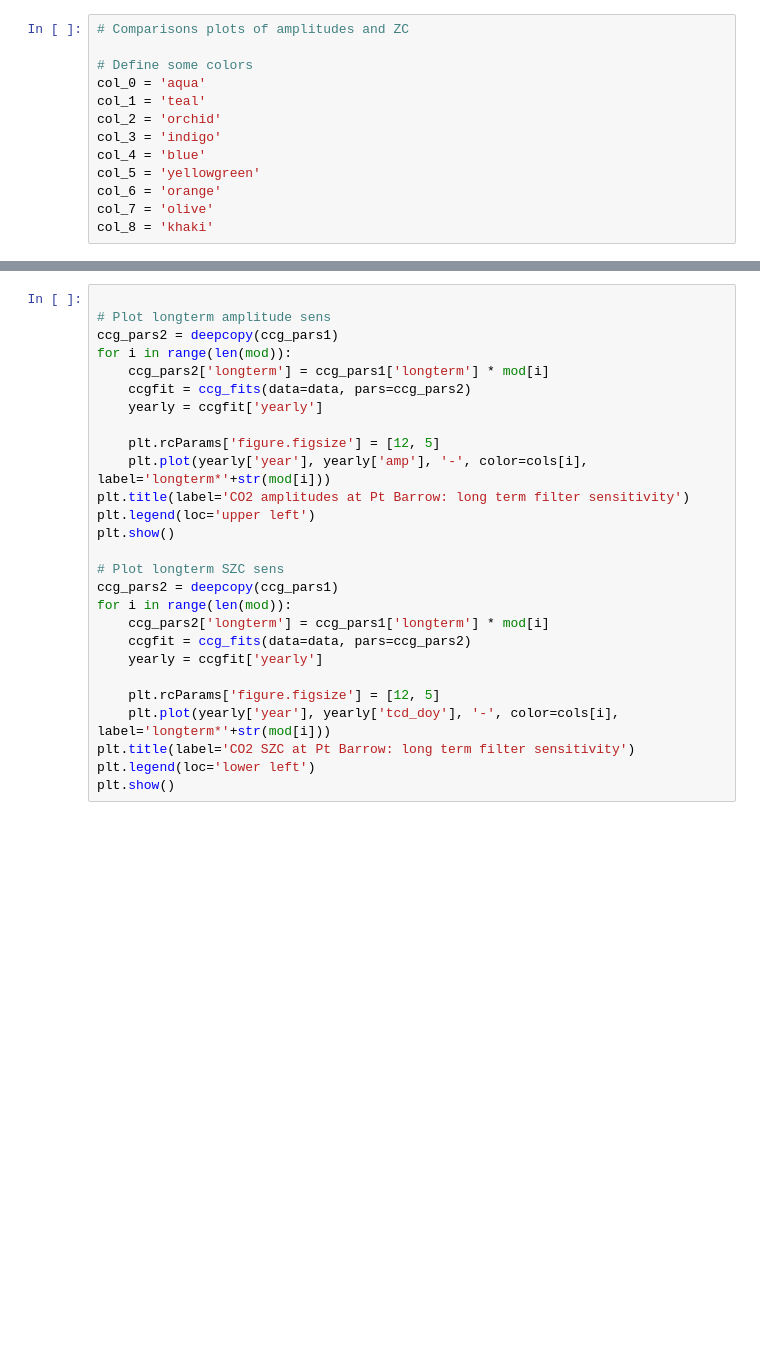
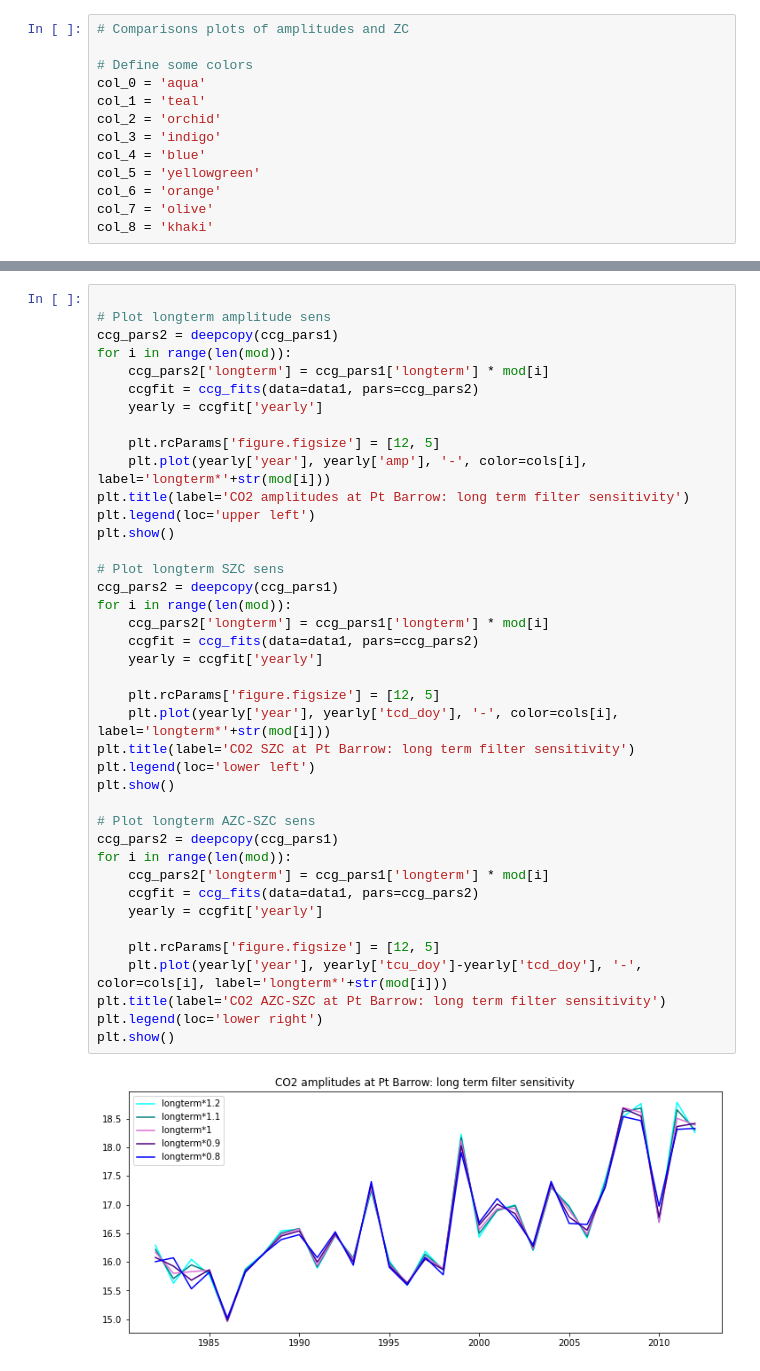
Before and after one commit to femoyano/co2_analysis, a Jupyter notebook: ccgcrv_analysis.ipynb, the cells around one changed output, grey strips where cells are left out. Drawn from its saved outputs; the diff is of its cells as text; blank space fills up the shorter version.

```diff
--- a/ccgcrv_analysis.ipynb
+++ b/ccgcrv_analysis.ipynb
@@ -439,27 +527,42 @@ plt.show()
 # %%
 
 # Plot longterm amplitude sens
 ccg_pars2 = deepcopy(ccg_pars1)
 for i in range(len(mod)):
     ccg_pars2['longterm'] = ccg_pars1['longterm'] * mod[i]
-    ccgfit = ccg_fits(data=data, pars=ccg_pars2)
+    ccgfit = ccg_fits(data=data1, pars=ccg_pars2)
     yearly = ccgfit['yearly']
 
     plt.rcParams['figure.figsize'] = [12, 5]
     plt.plot(yearly['year'], yearly['amp'], '-', color=cols[i], label='longterm*'+str(mod[i]))
 plt.title(label='CO2 amplitudes at Pt Barrow: long term filter sensitivity')
 plt.legend(loc='upper left')
 plt.show()
 
 # Plot longterm SZC sens
 ccg_pars2 = deepcopy(ccg_pars1)
 for i in range(len(mod)):
     ccg_pars2['longterm'] = ccg_pars1['longterm'] * mod[i]
-    ccgfit = ccg_fits(data=data, pars=ccg_pars2)
+    ccgfit = ccg_fits(data=data1, pars=ccg_pars2)
     yearly = ccgfit['yearly']
 
     plt.rcParams['figure.figsize'] = [12, 5]
     plt.plot(yearly['year'], yearly['tcd_doy'], '-', color=cols[i], label='longterm*'+str(mod[i]))
 plt.title(label='CO2 SZC at Pt Barrow: long term filter sensitivity')
 plt.legend(loc='lower left')
 plt.show()
+
+# Plot longterm AZC-SZC sens
+ccg_pars2 = deepcopy(ccg_pars1)
+for i in range(len(mod)):
+    ccg_pars2['longterm'] = ccg_pars1['longterm'] * mod[i]
+    ccgfit = ccg_fits(data=data1, pars=ccg_pars2)
+    yearly = ccgfit['yearly']
+
+    plt.rcParams['figure.figsize'] = [12, 5]
+    plt.plot(yearly['year'], yearly['tcu_doy']-yearly['tcd_doy'], '-', color=cols[i], label='longterm*'+str(mod[i]))
+plt.title(label='CO2 AZC-SZC at Pt Barrow: long term filter sensitivity')
+plt.legend(loc='lower right')
+plt.show()
+# %% [output]
+[figure, added]
```
Also changed, not shown: parts of 31 cells of this notebook, 3 other files.
